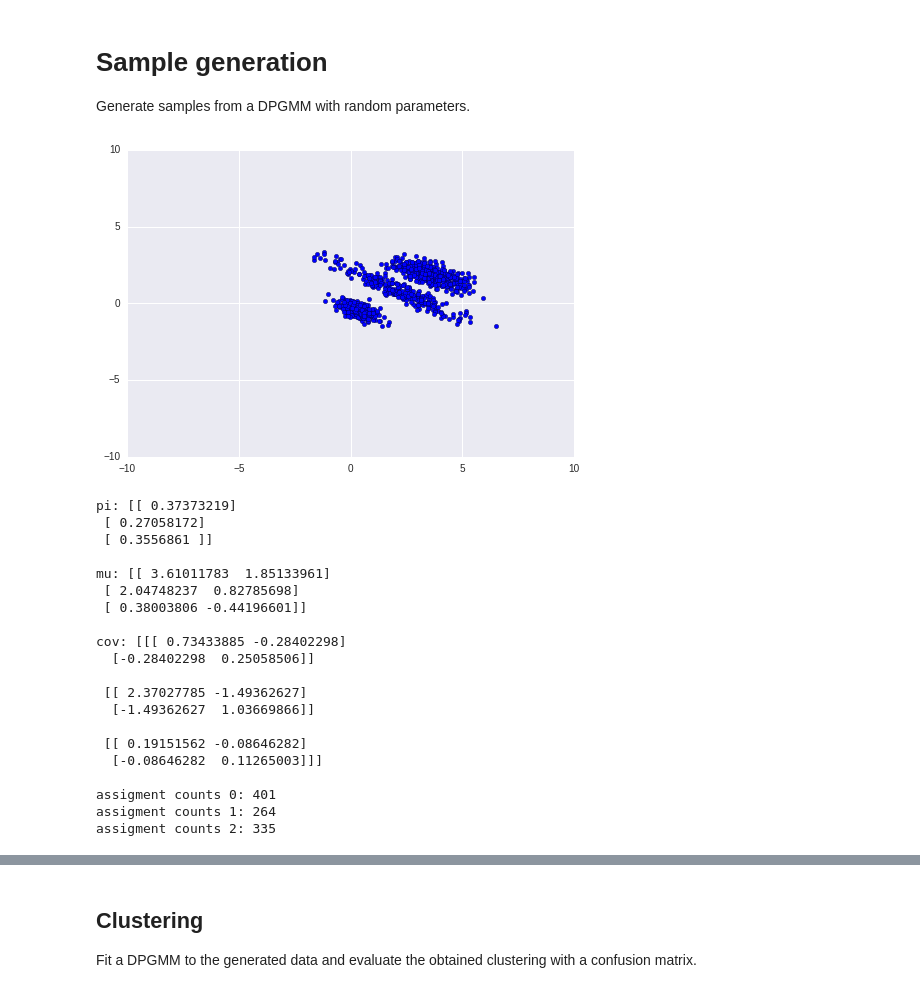
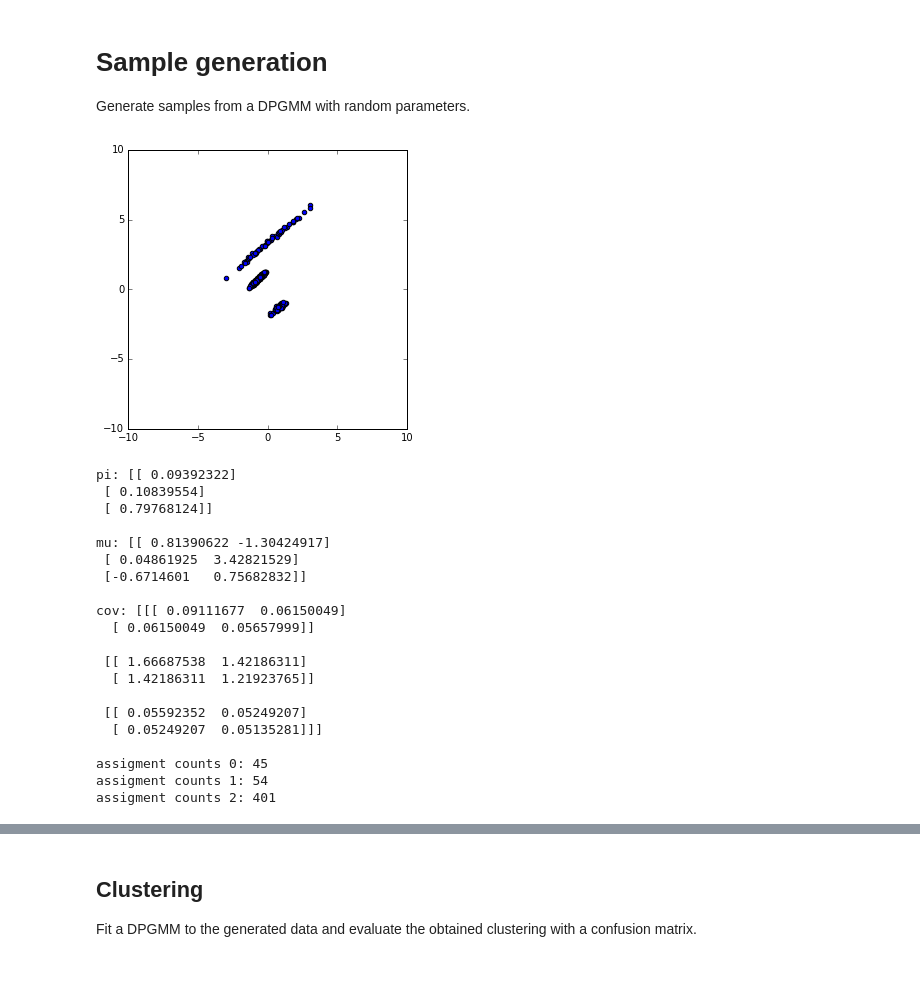
Before and after one commit to pedrofale/Thesis-Code, a Jupyter notebook: notebooks/Experiments.ipynb, the cells around one changed output, grey strips where cells are left out. Drawn from its saved outputs; the diff is of its cells as text; code cells hidden in the pictures.

```diff
--- a/notebooks/Experiments.ipynb
+++ b/notebooks/Experiments.ipynb
@@ -16,50 +15,51 @@ from models.dpgmm import DPGMM
 Generate samples from a DPGMM with random parameters.
 # %%
 # Settings
-N = 1000
+N = 500
 d = 2
 K = 3
 
 # Feed
 X = multivariate_normal.rvs(mean=[0., 0.], cov=np.eye(2), size = N)
 
 # Create a random DPGMM and sample from it
 dpgmm = DPGMM()
 dpgmm.set_random_parameters(X, K)
-X, z = dpgmm.sample(N)
+X = dpgmm.sample(N, sort=True)
 
 # Plot samples
+fig = plt.figure(figsize=(5,5))
 plt.scatter(X[:, 0], X[:, 1])
 plt.axis([-10, 10, -10, 10])
 plt.show()
 
 print("pi: " + str(dpgmm.pi))
 print("")
 print("mu: " + str(dpgmm.mu))
 print("")
 print("cov: " + str(dpgmm.cov))
 print("")
 for i in range(dpgmm.K_active):
-    print("assigment counts " + str(i) + ": " + str(np.count_nonzero(z == i)))
+    print("assigment counts " + str(i) + ": " + str(np.count_nonzero(dpgmm.z == i)))
 # %% [output]
-[figure, old version]
+[figure, new version]
-pi: [[ 0.37373219]
- [ 0.27058172]
- [ 0.3556861 ]]
+pi: [[ 0.09392322]
+ [ 0.10839554]
+ [ 0.79768124]]
 
-mu: [[ 3.61011783  1.85133961]
- [ 2.04748237  0.82785698]
- [ 0.38003806 -0.44196601]]
+mu: [[ 0.81390622 -1.30424917]
+ [ 0.04861925  3.42821529]
+ [-0.6714601   0.75682832]]
 
-cov: [[[ 0.73433885 -0.28402298]
-  [-0.28402298  0.25058506]]
+cov: [[[ 0.09111677  0.06150049]
+  [ 0.06150049  0.05657999]]
 
- [[ 2.37027785 -1.49362627]
-  [-1.49362627  1.03669866]]
+ [[ 1.66687538  1.42186311]
+  [ 1.42186311  1.21923765]]
 
- [[ 0.19151562 -0.08646282]
-  [-0.08646282  0.11265003]]]
+ [[ 0.05592352  0.05249207]
+  [ 0.05249207  0.05135281]]]
 
-assigment counts 0: 401
-assigment counts 1: 264
-assigment counts 2: 335
+assigment counts 0: 45
+assigment counts 1: 54
+assigment counts 2: 401
```
Also changed, not shown: parts of 8 cells of this notebook.
